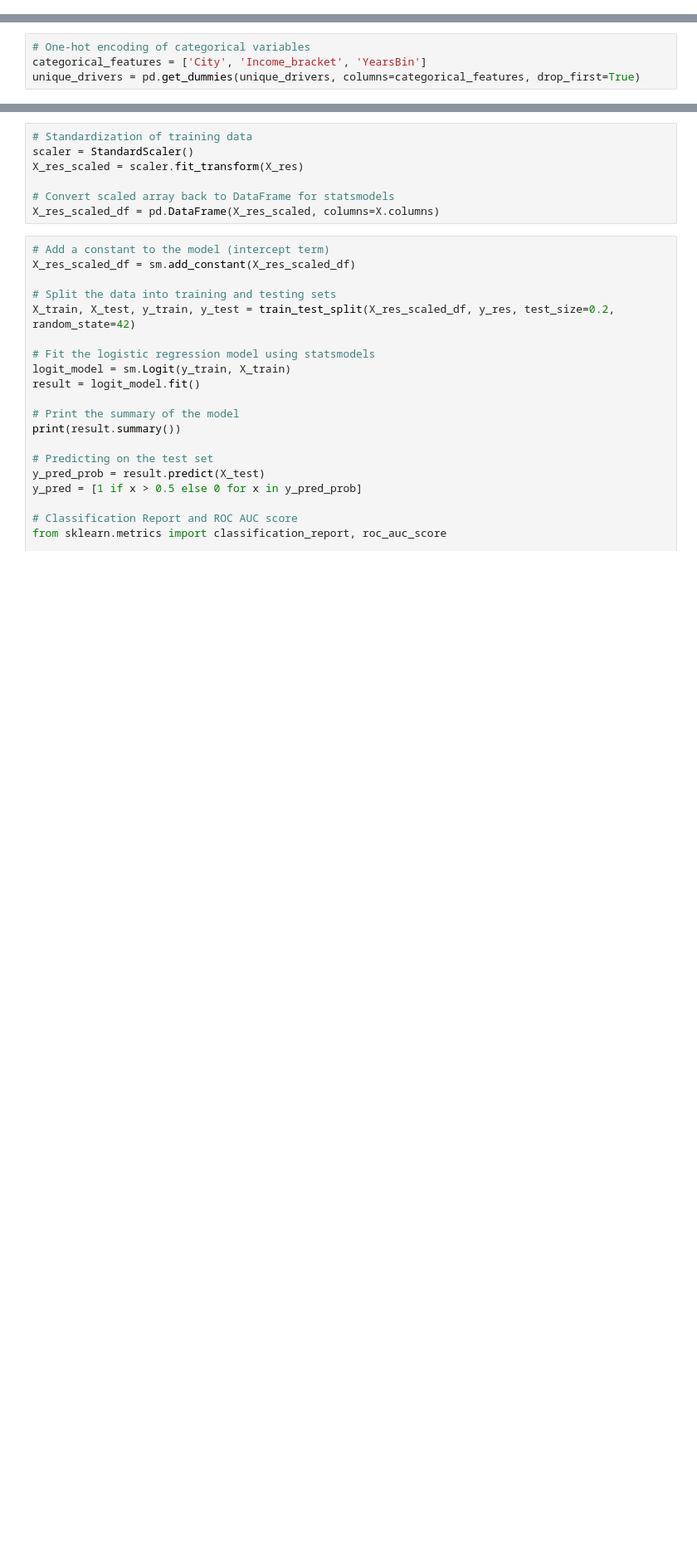
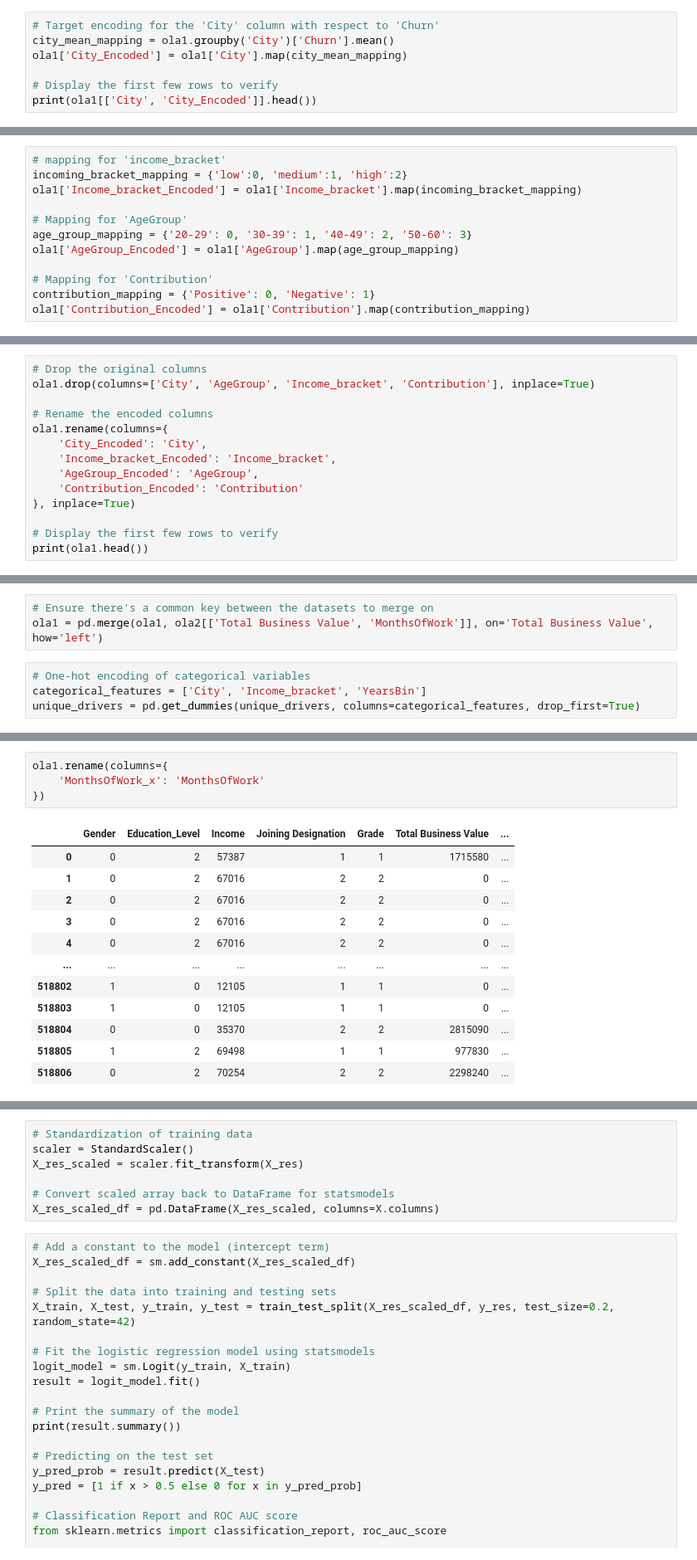
Before and after one commit to ArivalaganRaghavan/OLAensemble, a Jupyter notebook: OLA.ipynb, the cells around one changed output, grey strips where cells are left out. Shown at 83% size. Cells and saved outputs as stored; diff of their text form; blank space fills up the shorter version.

```diff
--- a/OLA.ipynb
+++ b/OLA.ipynb
@@ -1065,0 +1212,7 @@ plt.show()
+# %%
+# Target encoding for the 'City' column with respect to 'Churn'
+city_mean_mapping = ola1.groupby('City')['Churn'].mean()
+ola1['City_Encoded'] = ola1['City'].map(city_mean_mapping)
+
+# Display the first few rows to verify
+print(ola1[['City', 'City_Encoded']].head())
@@ -1065,0 +1226,12 @@ plt.show()
+# %%
+# mapping for 'income_bracket'
+incoming_bracket_mapping = {'low':0, 'medium':1, 'high':2}
+ola1['Income_bracket_Encoded'] = ola1['Income_bracket'].map(incoming_bracket_mapping)
+
+# Mapping for 'AgeGroup'
+age_group_mapping = {'20-29': 0, '30-39': 1, '40-49': 2, '50-60': 3}
+ola1['AgeGroup_Encoded'] = ola1['AgeGroup'].map(age_group_mapping)
+
+# Mapping for 'Contribution'
+contribution_mapping = {'Positive': 0, 'Negative': 1}
+ola1['Contribution_Encoded'] = ola1['Contribution'].map(contribution_mapping)
@@ -1065,0 +1258,14 @@ plt.show()
+# %%
+# Drop the original columns
+ola1.drop(columns=['City', 'AgeGroup', 'Income_bracket', 'Contribution'], inplace=True)
+
+# Rename the encoded columns
+ola1.rename(columns={
+    'City_Encoded': 'City',
+    'Income_bracket_Encoded': 'Income_bracket',
+    'AgeGroup_Encoded': 'AgeGroup',
+    'Contribution_Encoded': 'Contribution'
+}, inplace=True)
+
+# Display the first few rows to verify
+print(ola1.head())
@@ -1066,3 +1293,6 @@ plt.show()
+# %%
+# Ensure there's a common key between the datasets to merge on
+ola1 = pd.merge(ola1, ola2[['Total Business Value', 'MonthsOfWork']], on='Total Business Value', how='left')
 # %%
 # One-hot encoding of categorical variables
 categorical_features = ['City', 'Income_bracket', 'YearsBin']
@@ -1091,0 +1320,17 @@ unique_drivers1 = unique_drivers.copy()
+# %%
+ola1.rename(columns={
+    'MonthsOfWork_x': 'MonthsOfWork'
+})
+# %% [output]
+|  | Gender | Education_Level | Income | Joining Designation | Grade | Total Business Value | ... |
+| 0 | 0 | 2 | 57387 | 1 | 1 | 1715580 | ... |
+| 1 | 0 | 2 | 67016 | 2 | 2 | 0 | ... |
+| 2 | 0 | 2 | 67016 | 2 | 2 | 0 | ... |
+| 3 | 0 | 2 | 67016 | 2 | 2 | 0 | ... |
+| 4 | 0 | 2 | 67016 | 2 | 2 | 0 | ... |
+| ... | ... | ... | ... | ... | ... | ... | ... |
+| 518802 | 1 | 0 | 12105 | 1 | 1 | 0 | ... |
+| 518803 | 1 | 0 | 12105 | 1 | 1 | 0 | ... |
+| 518804 | 0 | 0 | 35370 | 2 | 2 | 2815090 | ... |
+| 518805 | 1 | 2 | 69498 | 1 | 1 | 977830 | ... |
+| 518806 | 0 | 2 | 70254 | 2 | 2 | 2298240 | ... |
```
Also changed, not shown: parts of 29 cells of this notebook.
